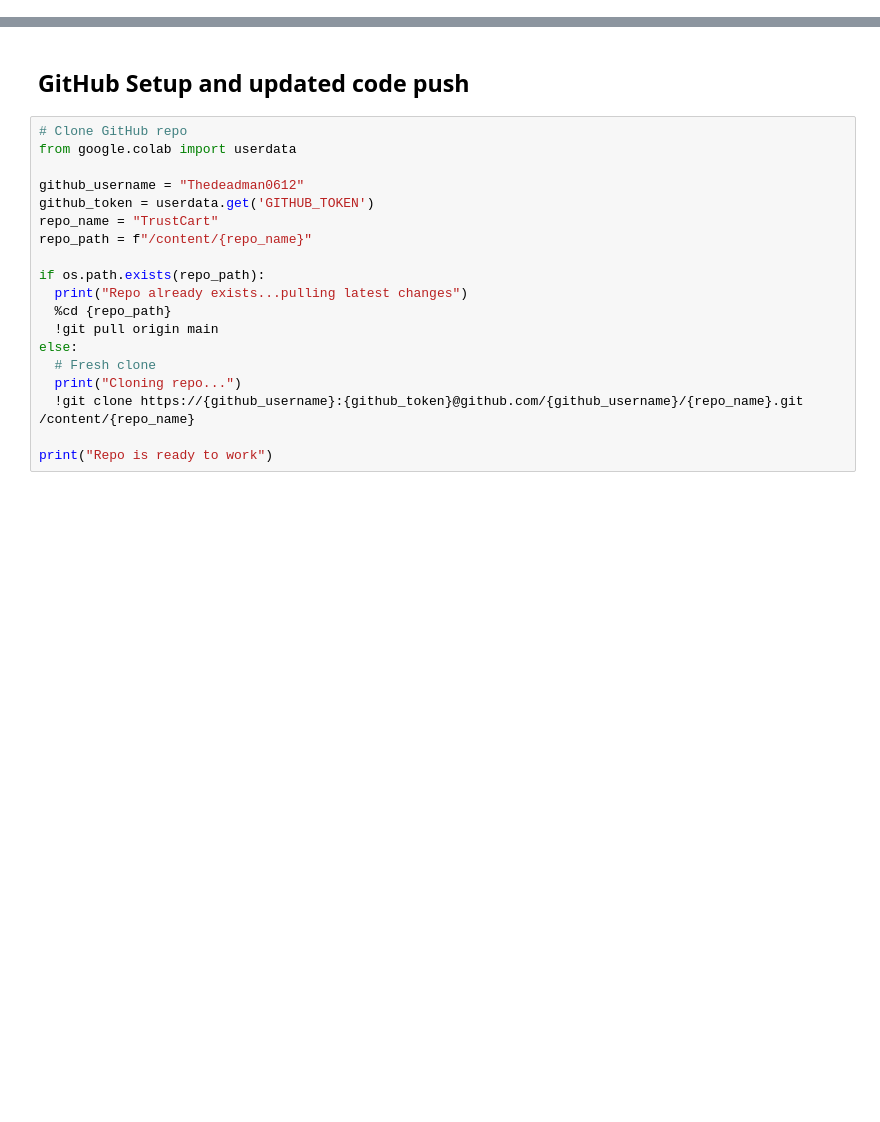
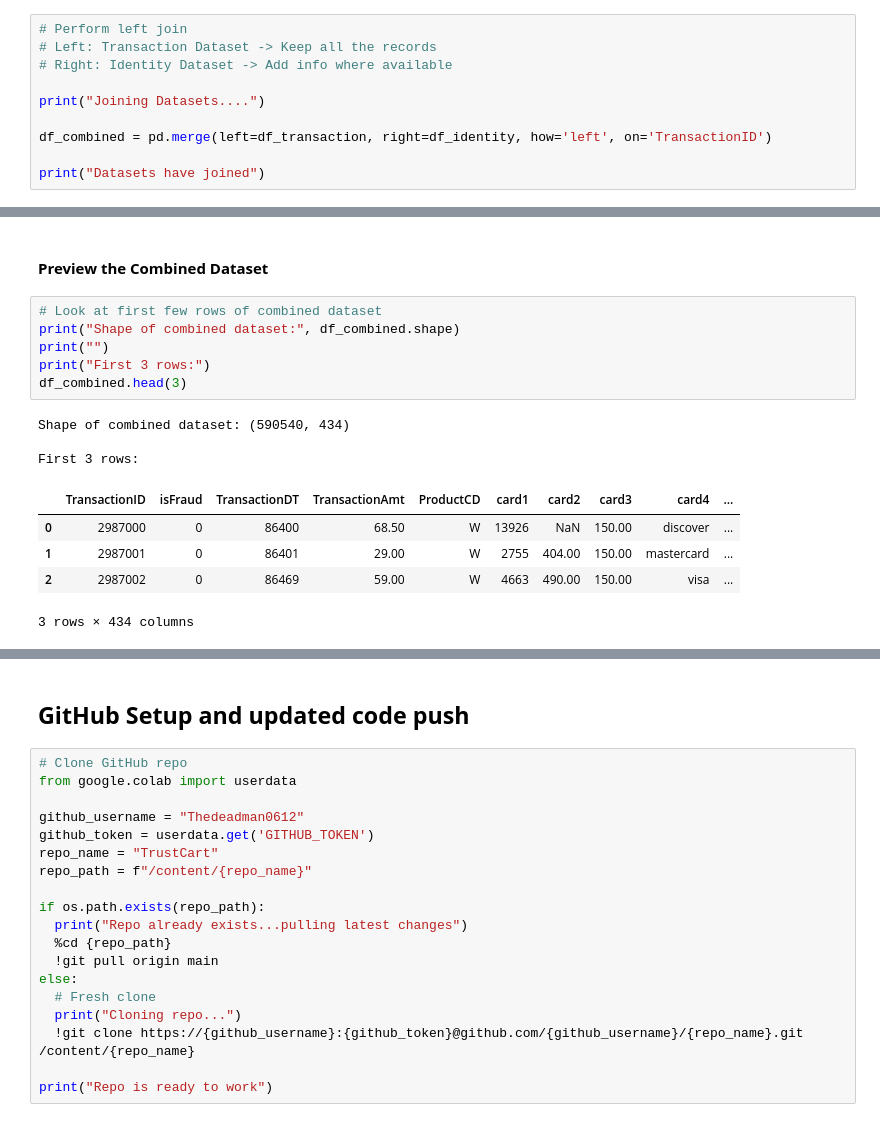
Before and after one commit to Thedeadman0612/TrustCart, a Jupyter notebook: phase1/notebooks/phase1_transaction_risk.ipynb, the cells around one changed output, grey strips where cells are left out. Drawn from its saved outputs; the diff is of its cells as text; blank space fills up the shorter version.

Commit message:
Phase 1 Task 1.2: Data joining strategy complete

```diff
--- a/phase1/notebooks/phase1_transaction_risk.ipynb
+++ b/phase1/notebooks/phase1_transaction_risk.ipynb
@@ -165,0 +306,10 @@ print(df_identity.describe(include='all'))
+# %%
+# Perform left join
+# Left: Transaction Dataset -> Keep all the records
+# Right: Identity Dataset -> Add info where available
+
+print("Joining Datasets....")
+
+df_combined = pd.merge(left=df_transaction, right=df_identity, how='left', on='TransactionID')
+
+print("Datasets have joined")
@@ -165,0 +364,17 @@ print(df_identity.describe(include='all'))
+# %% [markdown]
+#### **Preview the Combined Dataset**
+# %%
+# Look at first few rows of combined dataset
+print("Shape of combined dataset:", df_combined.shape)
+print("")
+print("First 3 rows:")
+df_combined.head(3)
+# %% [output]
+Shape of combined dataset: (590540, 434)
+
+First 3 rows:
+|  | TransactionID | isFraud | TransactionDT | TransactionAmt | ProductCD | card1 | card2 | card3 | card4 | ... |
+| 0 | 2987000 | 0 | 86400 | 68.50 | W | 13926 | NaN | 150.00 | discover | ... |
+| 1 | 2987001 | 0 | 86401 | 29.00 | W | 2755 | 404.00 | 150.00 | mastercard | ... |
+| 2 | 2987002 | 0 | 86469 | 59.00 | W | 4663 | 490.00 | 150.00 | visa | ... |
+3 rows × 434 columns
```
Also changed, not shown: parts of 35 cells of this notebook.
